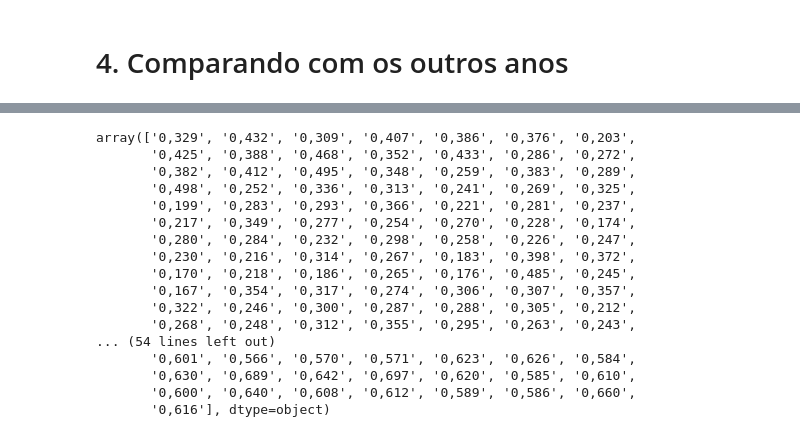
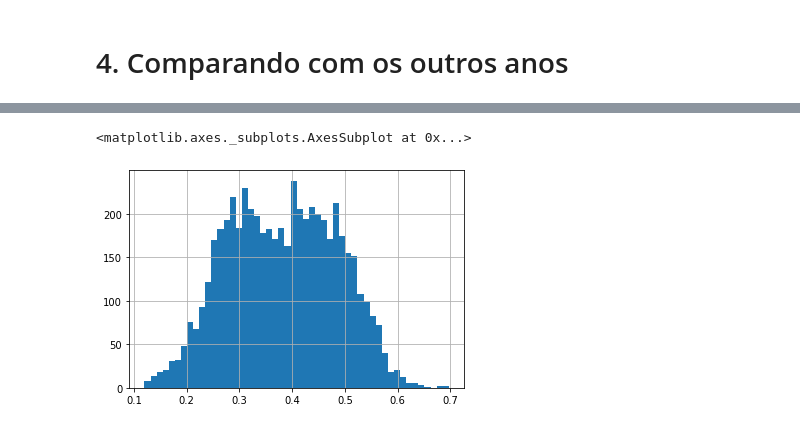
Before and after one commit to EmersonFranca/IDH_Atlas, a Jupyter notebook: Analise_Exploratoria/1_Analise_Exploratoria.ipynb, the cells around one changed output, grey strips where cells are left out. Cells and saved outputs as stored; diff of their text form; code cells hidden in the pictures.

```diff
--- a/Analise_Exploratoria/1_Analise_Exploratoria.ipynb
+++ b/Analise_Exploratoria/1_Analise_Exploratoria.ipynb
@@ -45,20 +71,5 @@ colunas_idh = ['IDHM', 'IDHM_E', 'IDHM_L', 'IDHM_R']
 # %%
-dfIDH_1991['IDHM'].unique()
+dfIDH_1991['IDHM'].hist(bins=50)
 # %% [output]
-array(['0,329', '0,432', '0,309', '0,407', '0,386', '0,376', '0,203',
-       '0,425', '0,388', '0,468', '0,352', '0,433', '0,286', '0,272',
-       '0,382', '0,412', '0,495', '0,348', '0,259', '0,383', '0,289',
-       '0,498', '0,252', '0,336', '0,313', '0,241', '0,269', '0,325',
-       '0,199', '0,283', '0,293', '0,366', '0,221', '0,281', '0,237',
-       '0,217', '0,349', '0,277', '0,254', '0,270', '0,228', '0,174',
-       '0,280', '0,284', '0,232', '0,298', '0,258', '0,226', '0,247',
-       '0,230', '0,216', '0,314', '0,267', '0,183', '0,398', '0,372',
-       '0,170', '0,218', '0,186', '0,265', '0,176', '0,485', '0,245',
-       '0,167', '0,354', '0,317', '0,274', '0,306', '0,307', '0,357',
-       '0,322', '0,246', '0,300', '0,287', '0,288', '0,305', '0,212',
-       '0,268', '0,248', '0,312', '0,355', '0,295', '0,263', '0,243',
-... (54 lines left out)
-       '0,601', '0,566', '0,570', '0,571', '0,623', '0,626', '0,584',
-       '0,630', '0,689', '0,642', '0,697', '0,620', '0,585', '0,610',
-       '0,600', '0,640', '0,608', '0,612', '0,589', '0,586', '0,660',
-       '0,616'], dtype=object)
+<matplotlib.axes._subplots.AxesSubplot at 0x...>
+[figure, added]
```
Also changed, not shown: parts of 4 cells of this notebook.
